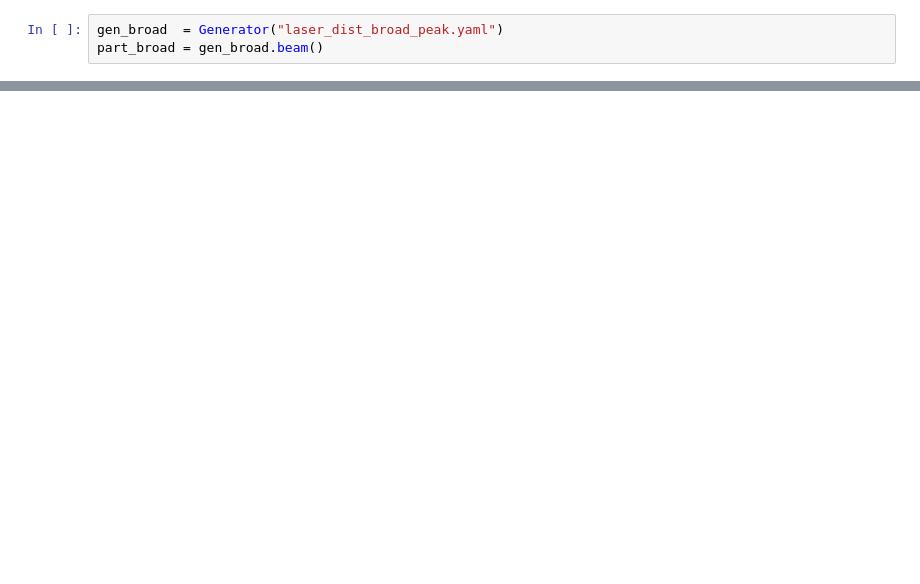
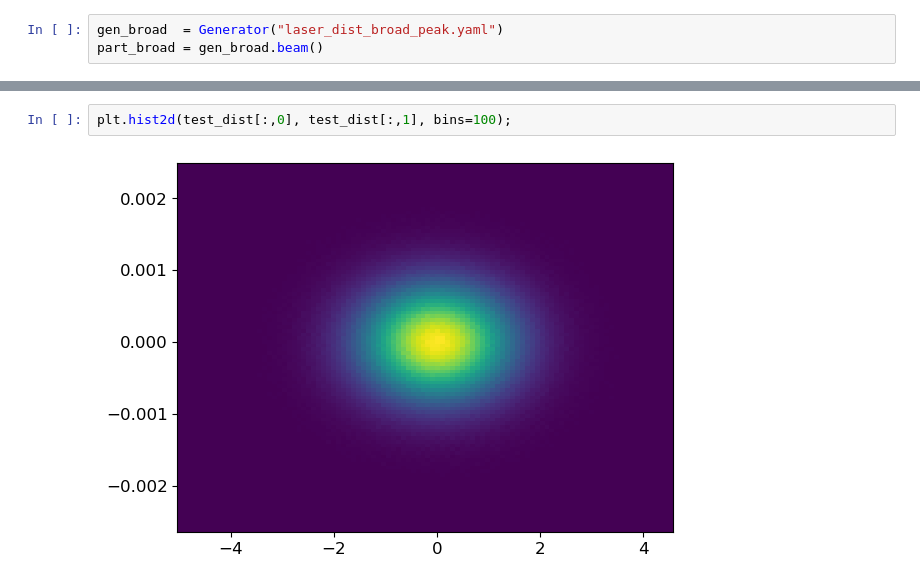
Before and after one commit to slaclab/beam-shaping, a Jupyter notebook: md2025/distributions/test_dist.ipynb, the cells around one changed output, grey strips where cells are left out. Cells and saved outputs as stored; diff of their text form; blank space fills up the shorter version.

```diff
--- a/md2025/distributions/test_dist.ipynb
+++ b/md2025/distributions/test_dist.ipynb
@@ -53,0 +119,4 @@ write_astra(part_broad, 'astra_broad_dist.txt', verbose=False, params=None, spec
+# %%
+plt.hist2d(test_dist[:,0], test_dist[:,1], bins=100);
+# %% [output]
+[figure, added]
```
Also changed, not shown: parts of 18 cells of this notebook, 2 other files.
